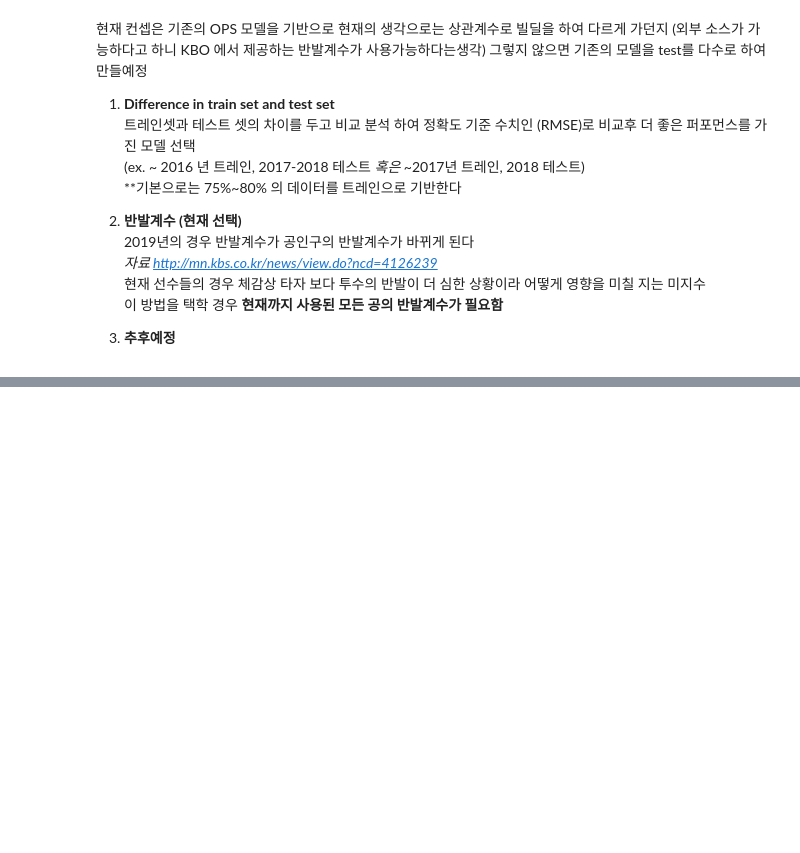
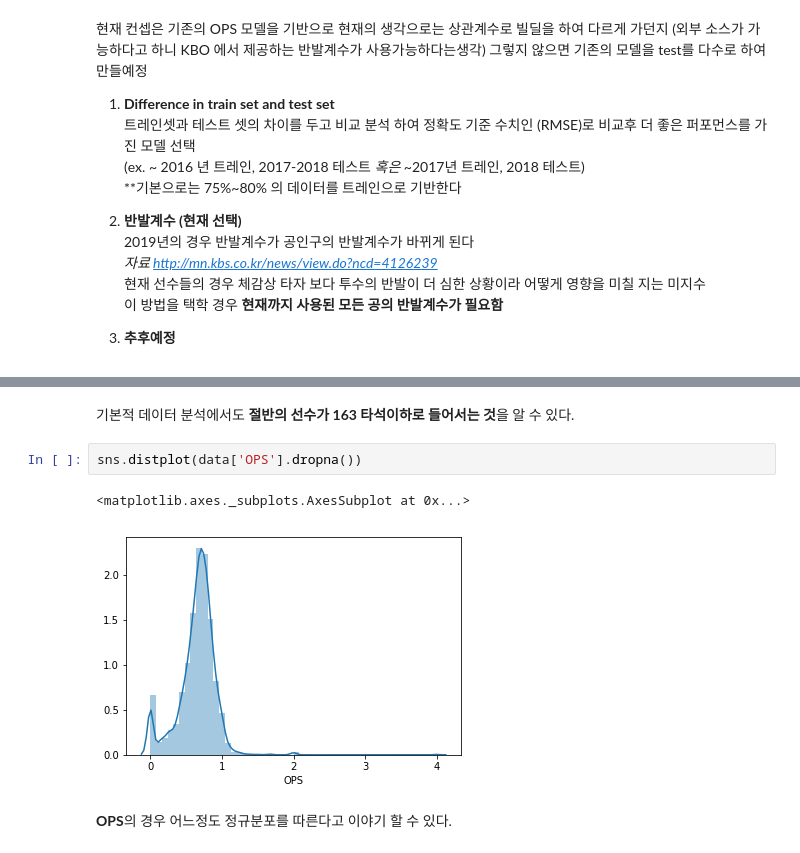
Before and after one commit to hakkoma/KBO_OPS_Forecast_model, a Jupyter notebook: Untitled.ipynb, the cells around one changed output, grey strips where cells are left out. Drawn from its saved outputs; the diff is of its cells as text; blank space fills up the shorter version.

```diff
--- a/Untitled.ipynb
+++ b/Untitled.ipynb
@@ -23,0 +117,9 @@
+# %% [markdown]
+기본적 데이터 분석에서도 **절반의 선수가 163 타석이하로 들어서는 것**을 알 수 있다.
+# %%
+sns.distplot(data['OPS'].dropna())
+# %% [output]
+<matplotlib.axes._subplots.AxesSubplot at 0x...>
+[figure, added]
+# %% [markdown]
+**OPS**의 경우 어느정도 정규분포를 따른다고 이야기 할 수 있다.
```
Also changed, not shown: parts of 22 cells of this notebook, 4 other files.
